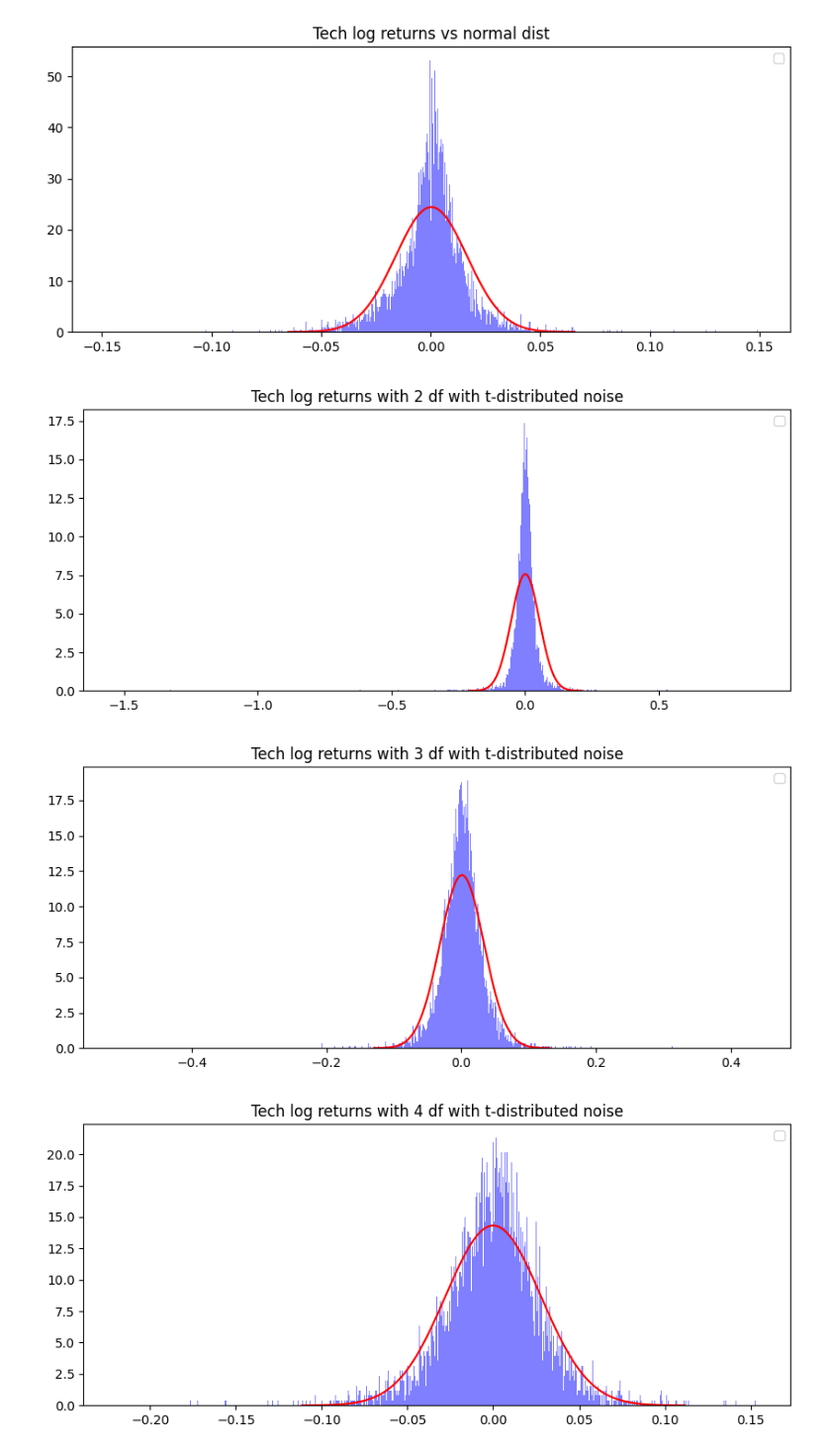
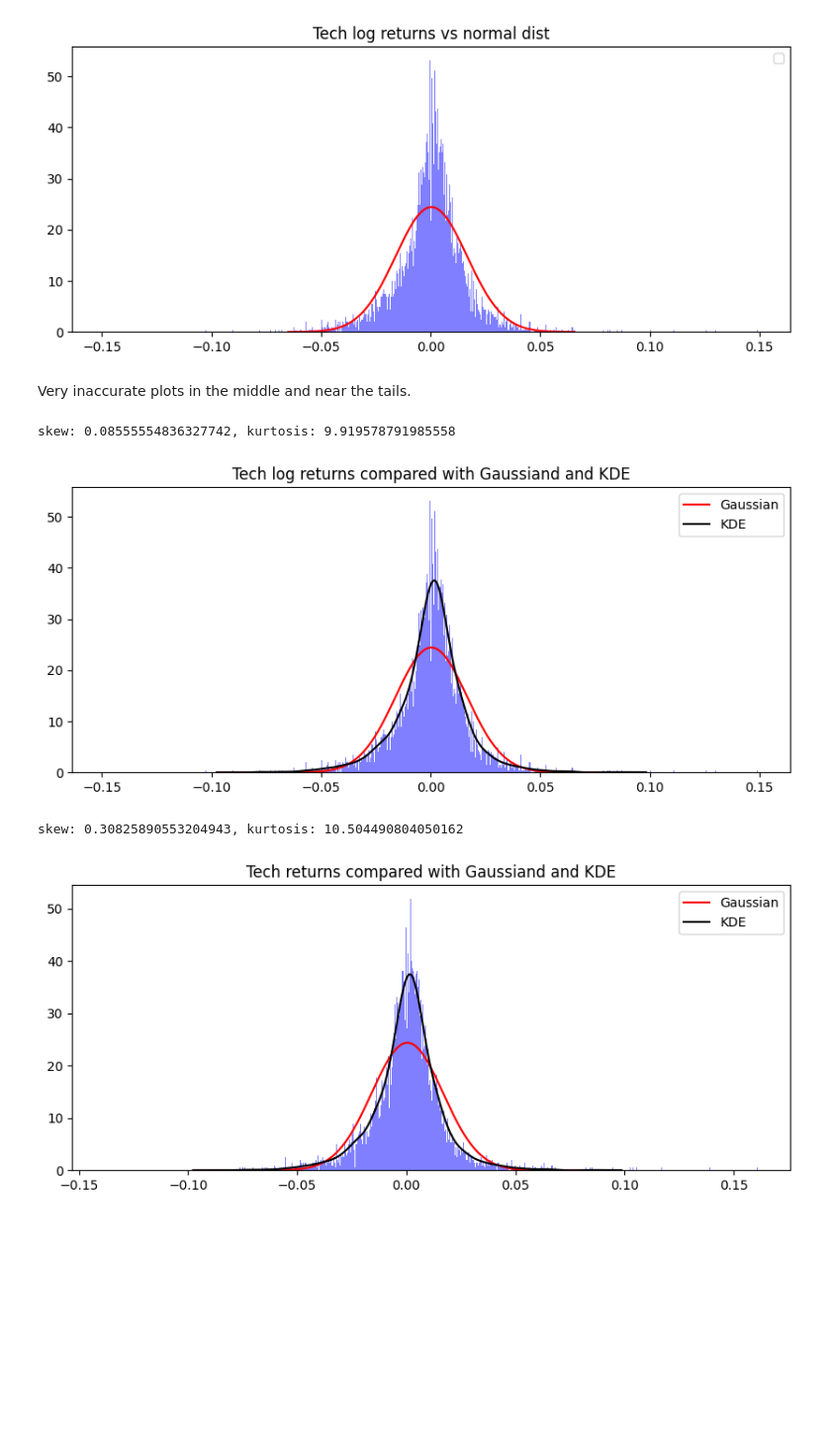
Before and after one commit to 4yushP4tel/RegimeDetectionAndPrediction, a Jupyter notebook: jupyterNoteBooks/regimeDetection.ipynb, the cells around one changed output. Shown at 99% size. Cells and saved outputs as stored; diff of their text form; code cells hidden in the pictures; blank space fills up the shorter version.

```diff
--- a/jupyterNoteBooks/regimeDetection.ipynb
+++ b/jupyterNoteBooks/regimeDetection.ipynb
@@ -52,18 +49,37 @@ plot_against_normal(tech_sector_df["log_returns"], "Tech log returns vs normal d
 # %% [output]
 [figure]
 [figure]
+# %% [markdown]
+Very inaccurate plots in the middle and near the tails.
 # %%
+from scipy.stats import gaussian_kde, skew, kurtosis
 
-def plot_with_noise(series:pd.Series, title:str, degrees_freedom:int):
+def plot_with_noise(series:pd.Series, title:str):
+    plt.figure(figsize=(10,4))
+    plt.hist(series, bins=1000,
+            color='blue', density=True, alpha=0.5)
     mu = series.mean()
     sigma = series.std()
-    simulated_noise = t.rvs(df=degrees_freedom, loc = mu, scale=sigma, size=len(series))
-    new_series = series + simulated_noise
-    plot_against_normal(new_series, title + " with t-distributed noise")
+    x = np.linspace(mu-6*sigma, mu+6*sigma, 1000)
+    plt.plot(x, norm.pdf(x, mu, sigma),
+            color='red', label="Gaussian"
+            )
 
-for df in range(2, 7):
-    plot_with_noise(tech_sector_df["log_returns"], f"Tech log returns with {df} df", df)
+    kde = gaussian_kde(series.dropna())
+    plt.plot(x, kde(x),
+            color='black', label="KDE"
+            )
+    print(f"skew: {skew(series)}, kurtosis: {kurtosis(series, fisher=False)}")
+    plt.title(title)
+    plt.legend()
+    plt.show()
+
+
+
+plot_with_noise(tech_sector_df["log_returns"], f"Tech log returns compared with Gaussiand and KDE")
+plot_with_noise(tech_sector_df["returns"], f"Tech returns compared with Gaussiand and KDE")
 # %% [output]
+skew: 0.08555554836327742, kurtosis: 9.919578791985558
-[figure, old version]
+[figure, new version]
+skew: 0.30825890553204943, kurtosis: 10.504490804050162
-[figure, old version]
+[figure, new version]
-[figure, removed]
```
Also changed, not shown: parts of 7 cells of this notebook, 1 other file.
